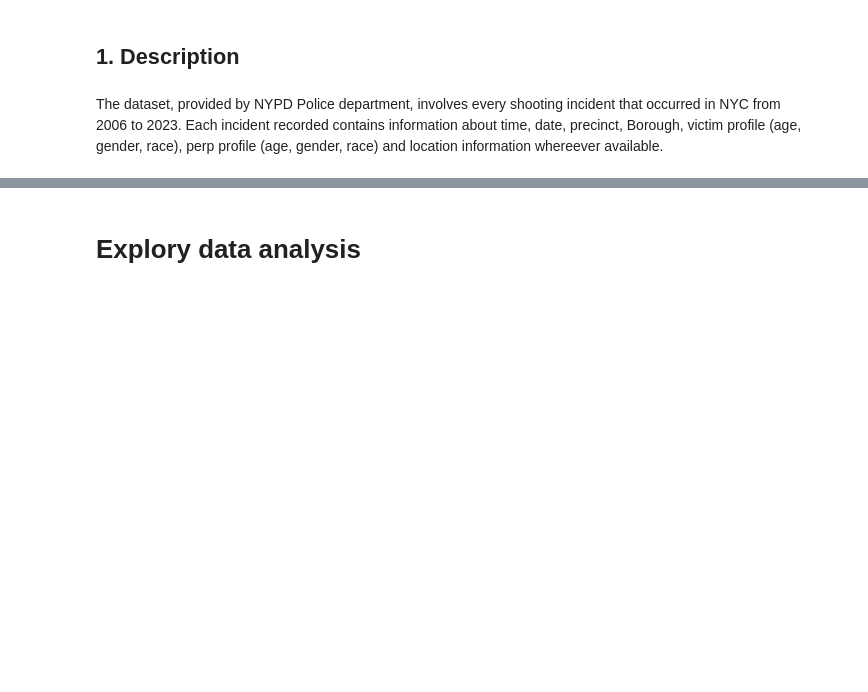
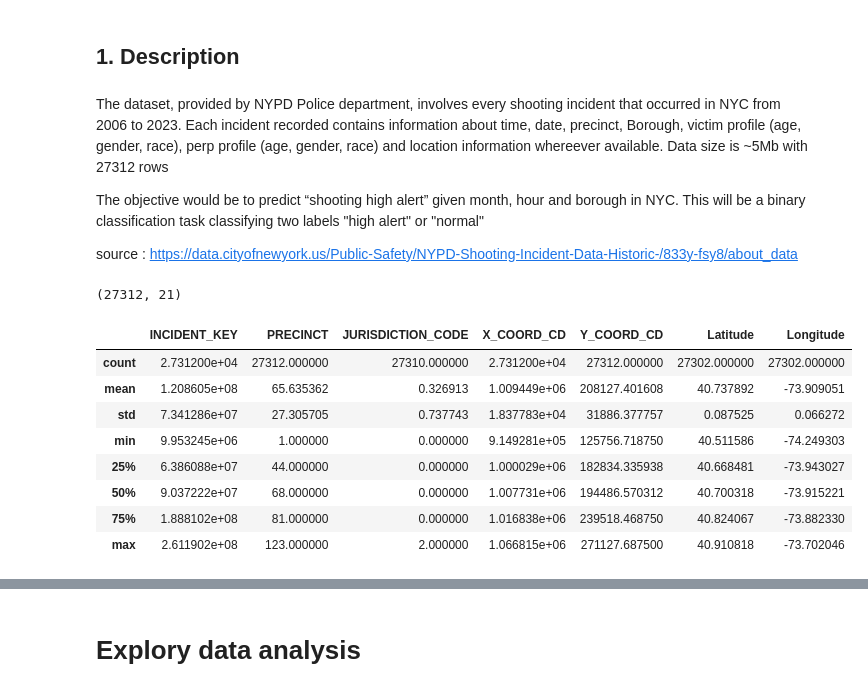
Before and after one commit to manpreet1994/MSDS-5509, a Jupyter notebook: nypd_shooting_analysis.ipynb, the cells around one changed output, grey strips where cells are left out. Drawn from its saved outputs; the diff is of its cells as text; code cells hidden in the pictures; blank space fills up the shorter version.

```diff
--- a/nypd_shooting_analysis.ipynb
+++ b/nypd_shooting_analysis.ipynb
@@ -20,9 +20,29 @@ from sklearn.model_selection import RandomizedSearchCV, train_test_split
 # %% [markdown]
 The dataset, provided by NYPD Police department, involves every shooting incident that occurred in NYC from 2006 to 2023.
 Each incident recorded contains information about time, date, precinct, Borough, victim profile (age, gender, race), perp profile (age, gender, race) and location information whereever available.
+Data size is ~5Mb with 27312 rows
+
+The objective would be to predict “shooting high alert” given month, hour and borough in NYC. This will be a binary classification task classifying two labels "high alert" or "normal"
+
+source : https://data.cityofnewyork.us/Public-Safety/NYPD-Shooting-Incident-Data-Historic-/833y-fsy8/about_data
 # %%
 ##reading incident csv
 raw_data = pd.read_csv("data/NYPD_Shooting_Incident_Data__Historic_.csv")
+# %%
+#data summary
+print(raw_data.shape)
+raw_data.describe()
+# %% [output]
+(27312, 21)
+|  | INCIDENT_KEY | PRECINCT | JURISDICTION_CODE | X_COORD_CD | Y_COORD_CD | Latitude | Longitude |
+| count | 2.731200e+04 | 27312.000000 | 27310.000000 | 2.731200e+04 | 27312.000000 | 27302.000000 | 27302.000000 |
+| mean | 1.208605e+08 | 65.635362 | 0.326913 | 1.009449e+06 | 208127.401608 | 40.737892 | -73.909051 |
+| std | 7.341286e+07 | 27.305705 | 0.737743 | 1.837783e+04 | 31886.377757 | 0.087525 | 0.066272 |
+| min | 9.953245e+06 | 1.000000 | 0.000000 | 9.149281e+05 | 125756.718750 | 40.511586 | -74.249303 |
+| 25% | 6.386088e+07 | 44.000000 | 0.000000 | 1.000029e+06 | 182834.335938 | 40.668481 | -73.943027 |
+| 50% | 9.037222e+07 | 68.000000 | 0.000000 | 1.007731e+06 | 194486.570312 | 40.700318 | -73.915221 |
+| 75% | 1.888102e+08 | 81.000000 | 0.000000 | 1.016838e+06 | 239518.468750 | 40.824067 | -73.882330 |
+| max | 2.611902e+08 | 123.000000 | 2.000000 | 1.066815e+06 | 271127.687500 | 40.910818 | -73.702046 |
 # %%
 #converting time to 24hours format
 raw_data.OCCUR_TIME = raw_data.OCCUR_TIME.apply(lambda x: "".join(x.split(":")[:2]))
```
Also changed, not shown: parts of 14 cells of this notebook, 1 other file.
